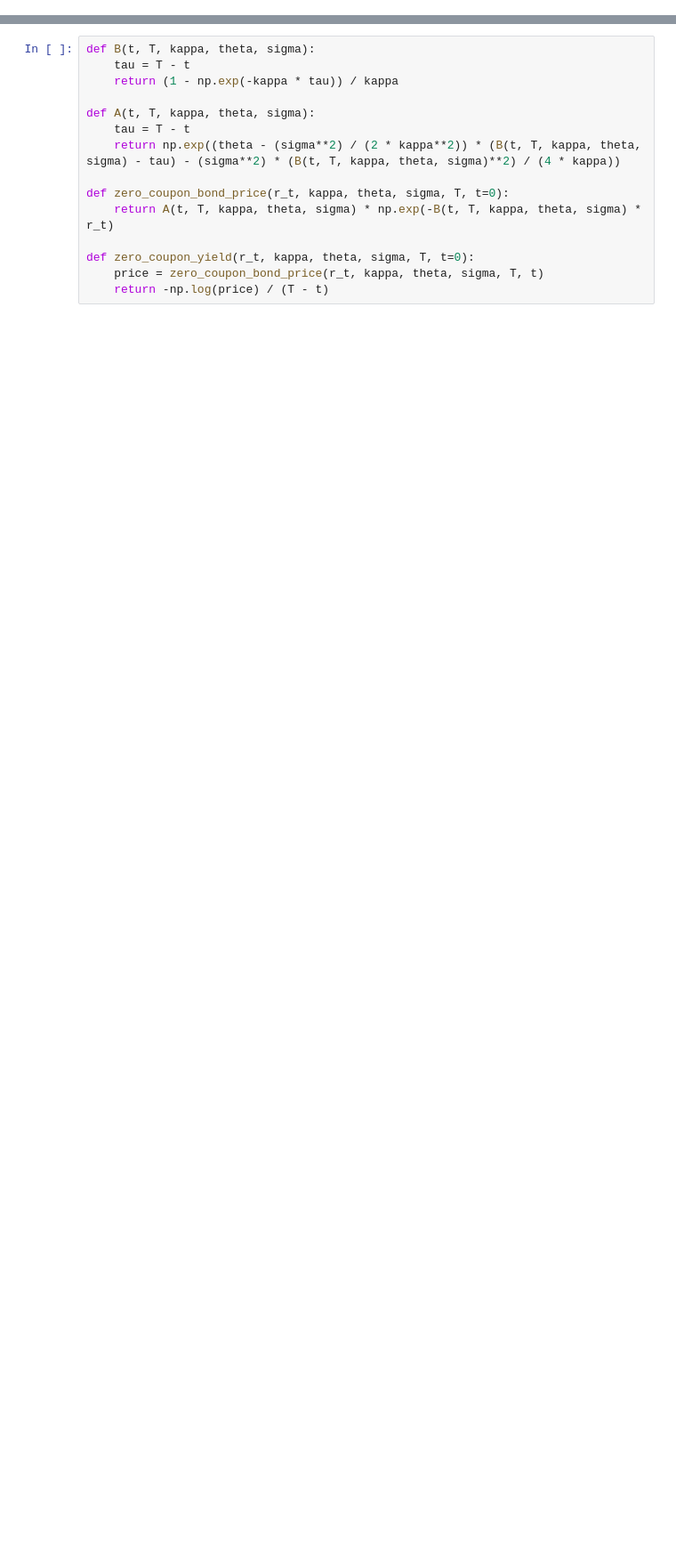
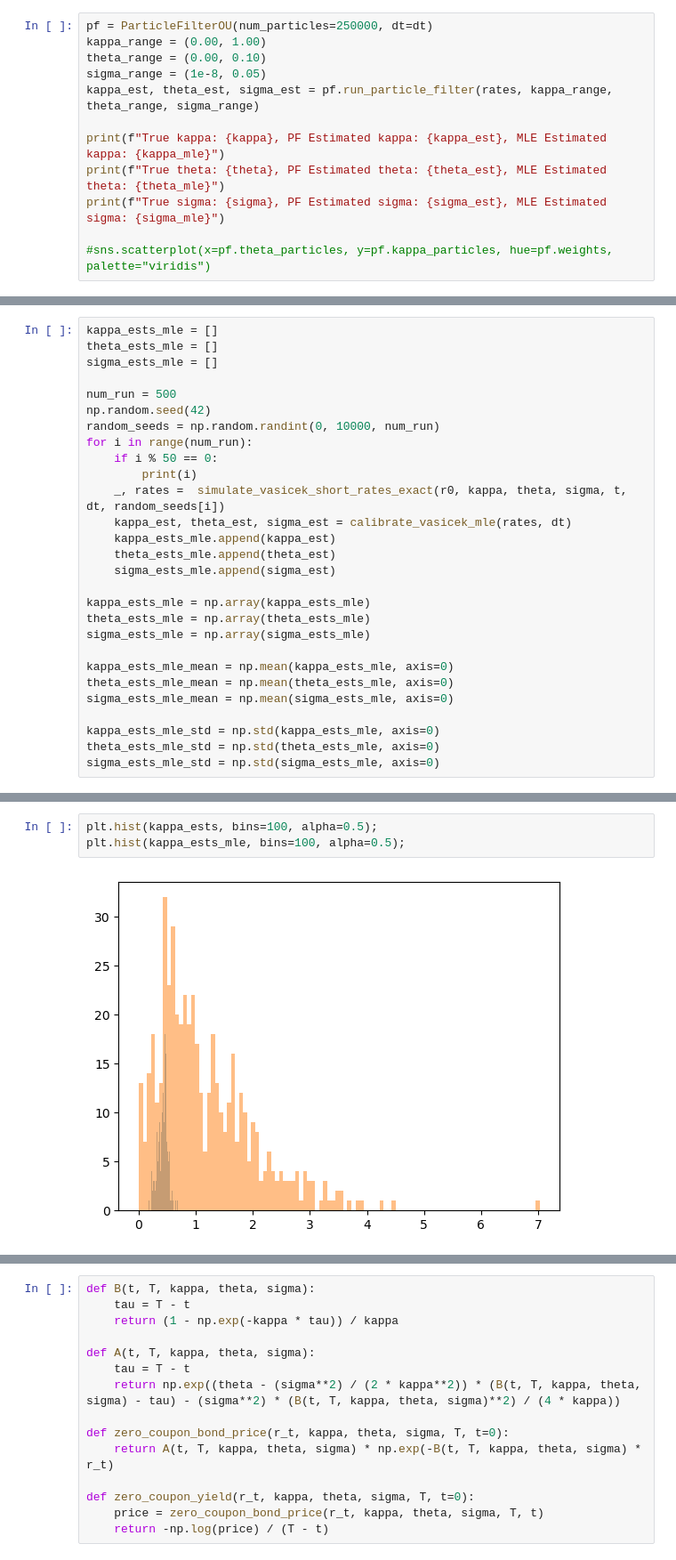
Before and after one commit to steveya/short-rate-models, a Jupyter notebook: notebook/vasicek_model.ipynb, the cells around one changed output, grey strips where cells are left out. Shown at 89% size. Drawn from its saved outputs; the diff is of its cells as text; blank space fills up the shorter version.

```diff
--- a/notebook/vasicek_model.ipynb
+++ b/notebook/vasicek_model.ipynb
@@ -346,0 +383,12 @@ Estimated kappa: 10.568311824004414, theta: 0.0374407972253908, sigma: 0.0222251
+# %%
+pf = ParticleFilterOU(num_particles=250000, dt=dt)
+kappa_range = (0.00, 1.00)
+theta_range = (0.00, 0.10)
+sigma_range = (1e-8, 0.05)
+kappa_est, theta_est, sigma_est = pf.run_particle_filter(rates, kappa_range, theta_range, sigma_range)
+
+print(f"True kappa: {kappa}, PF Estimated kappa: {kappa_est}, MLE Estimated kappa: {kappa_mle}")
+print(f"True theta: {theta}, PF Estimated theta: {theta_est}, MLE Estimated theta: {theta_mle}")
+print(f"True sigma: {sigma}, PF Estimated sigma: {sigma_est}, MLE Estimated sigma: {sigma_mle}")
+
+#sns.scatterplot(x=pf.theta_particles, y=pf.kappa_particles, hue=pf.weights, palette="viridis")
@@ -346,0 +444,28 @@ Estimated kappa: 10.568311824004414, theta: 0.0374407972253908, sigma: 0.0222251
+# %%
+kappa_ests_mle = []
+theta_ests_mle = []
+sigma_ests_mle = []
+
+num_run = 500
+np.random.seed(42)
+random_seeds = np.random.randint(0, 10000, num_run)
+for i in range(num_run):
+    if i % 50 == 0:
+        print(i)
+    _, rates =  simulate_vasicek_short_rates_exact(r0, kappa, theta, sigma, t, dt, random_seeds[i])
+    kappa_est, theta_est, sigma_est = calibrate_vasicek_mle(rates, dt)
+    kappa_ests_mle.append(kappa_est)
+    theta_ests_mle.append(theta_est)
+    sigma_ests_mle.append(sigma_est)
+
+kappa_ests_mle = np.array(kappa_ests_mle)
+theta_ests_mle = np.array(theta_ests_mle)
+sigma_ests_mle = np.array(sigma_ests_mle)
+
+kappa_ests_mle_mean = np.mean(kappa_ests_mle, axis=0)
+theta_ests_mle_mean = np.mean(theta_ests_mle, axis=0)
+sigma_ests_mle_mean = np.mean(sigma_ests_mle, axis=0)
+
+kappa_ests_mle_std = np.std(kappa_ests_mle, axis=0)
+theta_ests_mle_std = np.std(theta_ests_mle, axis=0)
+sigma_ests_mle_std = np.std(sigma_ests_mle, axis=0)
@@ -346,0 +492,5 @@ Estimated kappa: 10.568311824004414, theta: 0.0374407972253908, sigma: 0.0222251
+# %%
+plt.hist(kappa_ests, bins=100, alpha=0.5);
+plt.hist(kappa_ests_mle, bins=100, alpha=0.5);
+# %% [output]
+[figure, added]
```
Also changed, not shown: parts of 24 cells of this notebook, 1 other file.
